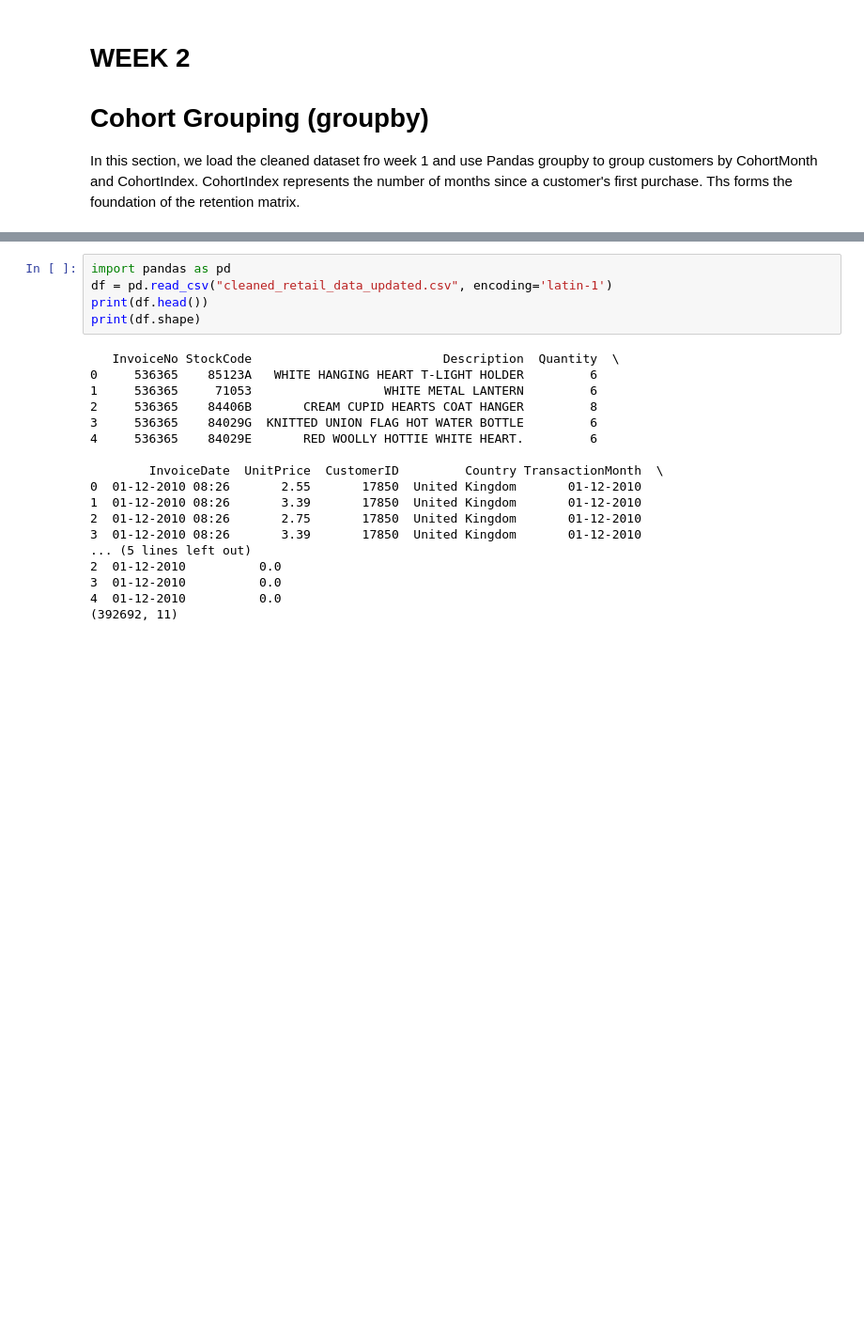
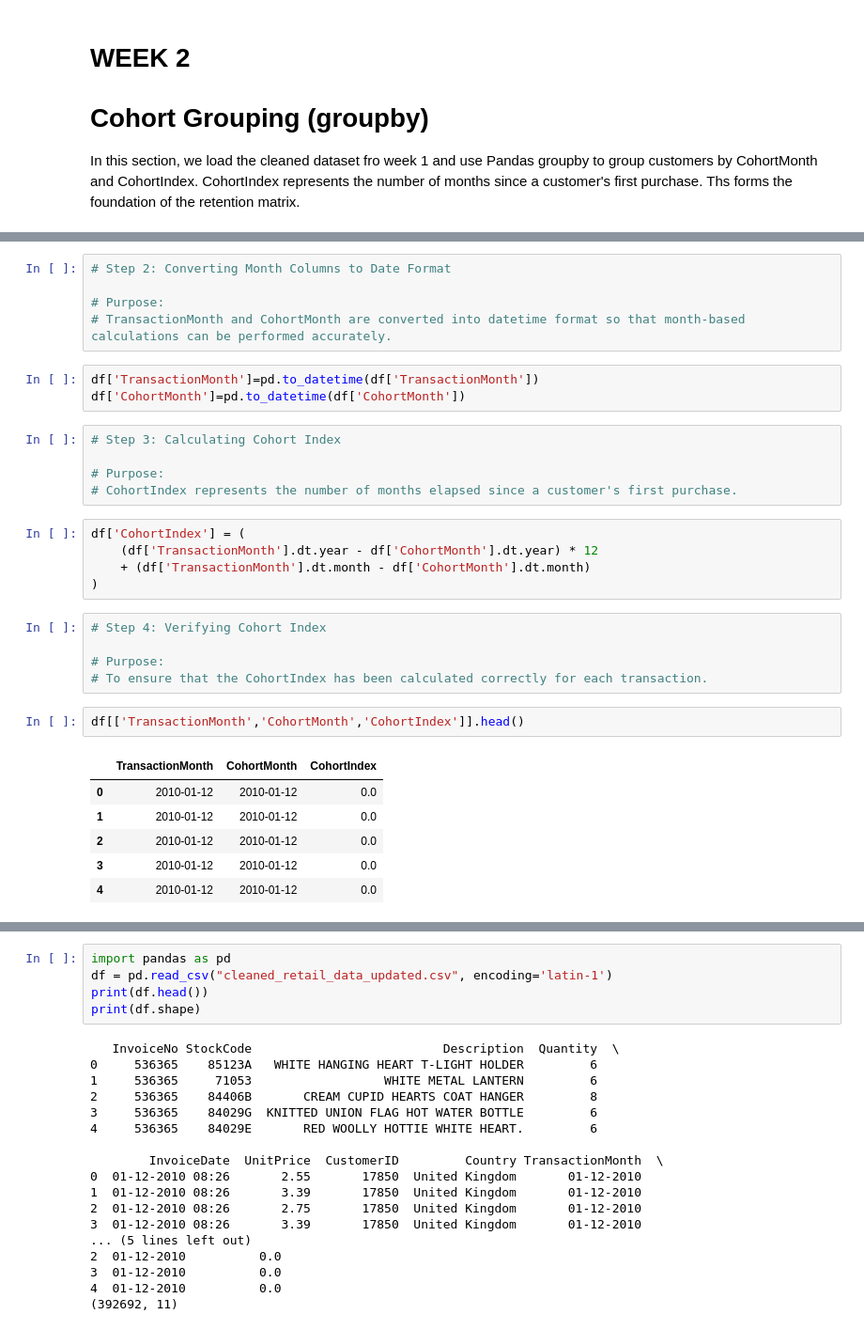
Before and after one commit to kalanidy/Infotact-intern-project-2-, a Jupyter notebook: week 2/WEEK2WORK_Completed.ipynb, the cells around one changed output, grey strips where cells are left out. Shown at 94% size. Saved outputs shown, nothing was run; the diff lists cells and outputs as text; blank space fills up the shorter version.

```diff
--- a/week 2/WEEK2WORK_Completed.ipynb
+++ b/week 2/WEEK2WORK_Completed.ipynb
@@ -4,0 +39,32 @@ In this section, we load the cleaned dataset fro week 1 and use Pandas groupby t
+# %%
+# Step 2: Converting Month Columns to Date Format
+
+# Purpose:
+# TransactionMonth and CohortMonth are converted into datetime format so that month-based calculations can be performed accurately.
+# %%
+df['TransactionMonth']=pd.to_datetime(df['TransactionMonth'])
+df['CohortMonth']=pd.to_datetime(df['CohortMonth'])
+# %%
+# Step 3: Calculating Cohort Index
+
+# Purpose:
+# CohortIndex represents the number of months elapsed since a customer's first purchase.
+# %%
+df['CohortIndex'] = (
+    (df['TransactionMonth'].dt.year - df['CohortMonth'].dt.year) * 12
+    + (df['TransactionMonth'].dt.month - df['CohortMonth'].dt.month)
+)
+# %%
+# Step 4: Verifying Cohort Index
+
+# Purpose:
+# To ensure that the CohortIndex has been calculated correctly for each transaction.
+# %%
+df[['TransactionMonth','CohortMonth','CohortIndex']].head()
+# %% [output]
+|  | TransactionMonth | CohortMonth | CohortIndex |
+| 0 | 2010-01-12 | 2010-01-12 | 0.0 |
+| 1 | 2010-01-12 | 2010-01-12 | 0.0 |
+| 2 | 2010-01-12 | 2010-01-12 | 0.0 |
+| 3 | 2010-01-12 | 2010-01-12 | 0.0 |
+| 4 | 2010-01-12 | 2010-01-12 | 0.0 |
```
Also changed, not shown: parts of 15 cells of this notebook, 1 other file.
